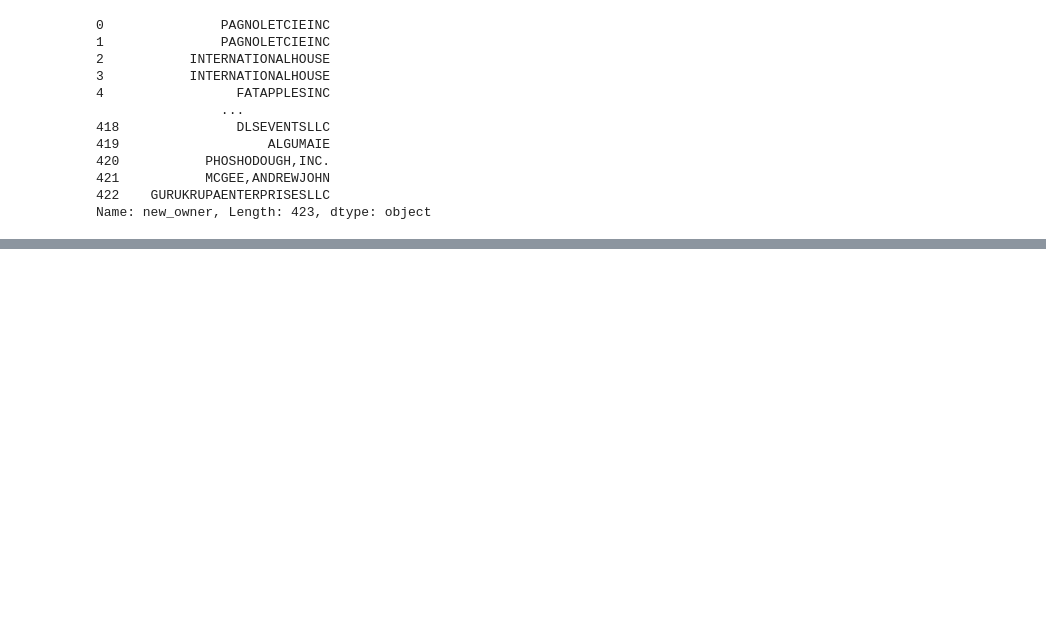
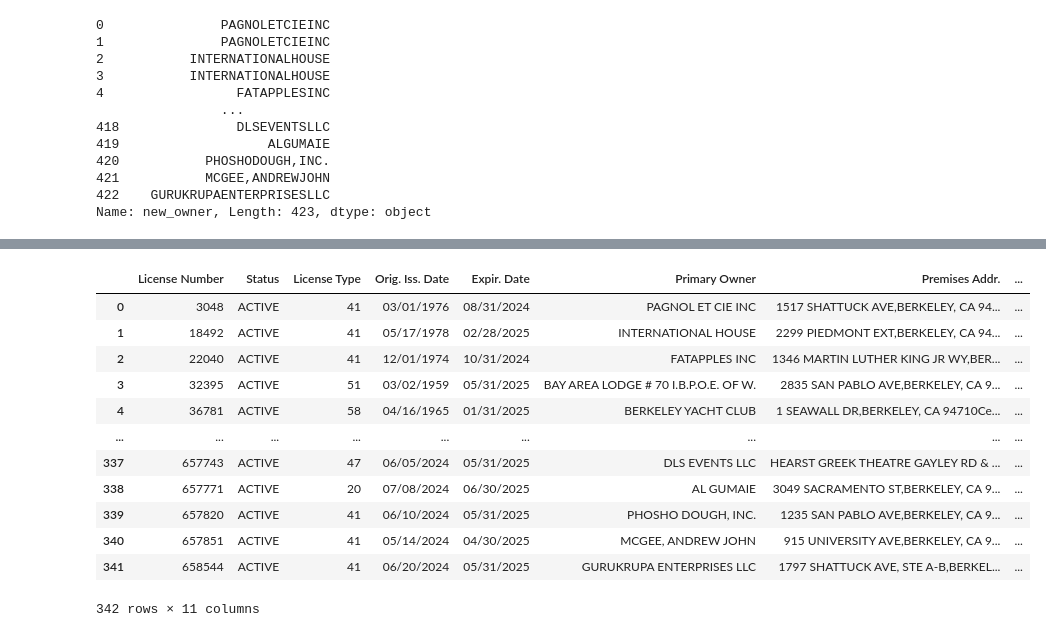
Before and after one commit to nayoung718/LS123-Data-Prediction-Law, a Jupyter notebook: merging.ipynb, the cells around one changed output, grey strips where cells are left out. Drawn from its saved outputs; the diff is of its cells as text; code cells hidden in the pictures; blank space fills up the shorter version.

```diff
--- a/merging.ipynb
+++ b/merging.ipynb
@@ -86,6 +131,0 @@ business.head()
-# %%
-alcohol['add'] = alcohol['Premises Addr.'].str.split(',').str[0]
-alcohol['add_num'] = business['add'].str.split().str[0]
-alcohol['add_num'] = business['add_num'].str.replace(' ', '')
-
-alcohol.head()
@@ -182,3 +199,27 @@ business.head()
 alcohol['new_name'] = alcohol['new_name'].str.replace(r'[^a-zA-Z0-9\s]', '', regex=True)
 alcohol['new_owner'] = alcohol['new_owner'].str.replace(r'[^a-zA-Z0-9\s]', '', regex=True)
 business['new_name'] = business['new_name'].str.replace(r'[^a-zA-Z0-9\s]', '', regex=True)
+# %%
+alcohol.loc[:, 'new_owner'] = alcohol['new_owner'].str.replace(r'INC', '', regex=True).str.strip()
+alcohol.loc[:, 'new_name'] = alcohol['new_name'].str.replace(r'INC', '', regex=True).str.strip()
+
+business.loc[:, 'new_name'] = business['new_name'].str.replace(r'INC', '', regex=True).str.strip()
+# %%
+alcohol = alcohol[alcohol['Status'] == 'ACTIVE']
+alcohol = alcohol.drop_duplicates(subset='new_name', keep='first').reset_index()
+alcohol = alcohol.drop(columns='index')
+alcohol
+# %% [output]
+|  | License Number | Status | License Type | Orig. Iss. Date | Expir. Date | Primary Owner | Premises Addr. | ... |
+| 0 | 3048 | ACTIVE | 41 | 03/01/1976 | 08/31/2024 | PAGNOL ET CIE INC | 1517 SHATTUCK AVE,BERKELEY, CA 94... | ... |
+| 1 | 18492 | ACTIVE | 41 | 05/17/1978 | 02/28/2025 | INTERNATIONAL HOUSE | 2299 PIEDMONT EXT,BERKELEY, CA 94... | ... |
+| 2 | 22040 | ACTIVE | 41 | 12/01/1974 | 10/31/2024 | FATAPPLES INC | 1346 MARTIN LUTHER KING JR WY,BER... | ... |
+| 3 | 32395 | ACTIVE | 51 | 03/02/1959 | 05/31/2025 | BAY AREA LODGE # 70 I.B.P.O.E. OF W. | 2835 SAN PABLO AVE,BERKELEY, CA 9... | ... |
+| 4 | 36781 | ACTIVE | 58 | 04/16/1965 | 01/31/2025 | BERKELEY YACHT CLUB | 1 SEAWALL DR,BERKELEY, CA 94710Ce... | ... |
+| ... | ... | ... | ... | ... | ... | ... | ... | ... |
+| 337 | 657743 | ACTIVE | 47 | 06/05/2024 | 05/31/2025 | DLS EVENTS LLC | HEARST GREEK THEATRE GAYLEY RD & ... | ... |
+| 338 | 657771 | ACTIVE | 20 | 07/08/2024 | 06/30/2025 | AL GUMAIE | 3049 SACRAMENTO ST,BERKELEY, CA 9... | ... |
+| 339 | 657820 | ACTIVE | 41 | 06/10/2024 | 05/31/2025 | PHOSHO DOUGH, INC. | 1235 SAN PABLO AVE,BERKELEY, CA 9... | ... |
+| 340 | 657851 | ACTIVE | 41 | 05/14/2024 | 04/30/2025 | MCGEE, ANDREW JOHN | 915 UNIVERSITY AVE,BERKELEY, CA 9... | ... |
+| 341 | 658544 | ACTIVE | 41 | 06/20/2024 | 05/31/2025 | GURUKRUPA ENTERPRISES LLC | 1797 SHATTUCK AVE, STE A-B,BERKEL... | ... |
+342 rows × 11 columns
```
Also changed, not shown: parts of 27 cells of this notebook, 2 other files.
